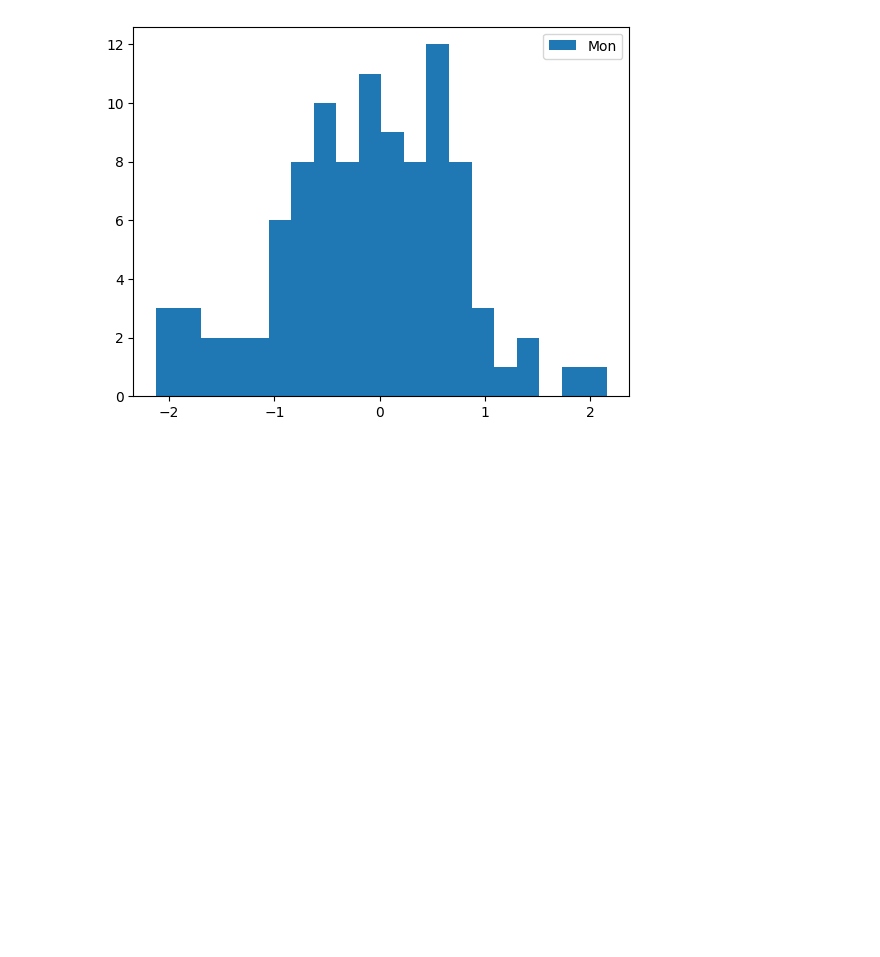
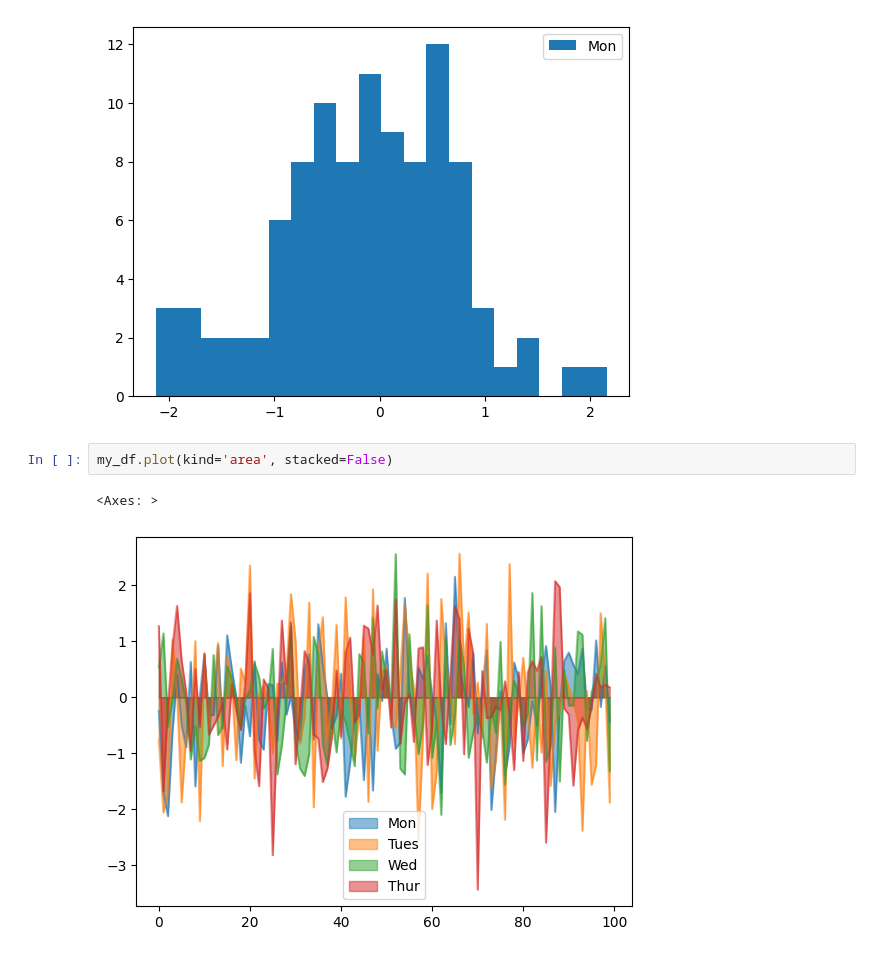
Before and after one commit to santhoshml/python-practice, a Jupyter notebook: Matplotlib.ipynb, the cells around one changed output. Drawn from its saved outputs; the diff is of its cells as text; blank space fills up the shorter version.

```diff
--- a/Matplotlib.ipynb
+++ b/Matplotlib.ipynb
@@ -43,3 +43,8 @@ my_df["Mon"].hist(bins=20, grid=False, legend=True)
 # %% [output]
 <Axes: >
 [figure]
+# %%
+my_df.plot(kind='area', stacked=False)
+# %% [output]
+<Axes: >
+[figure, added]
```
Also changed, not shown: parts of 14 cells of this notebook.
